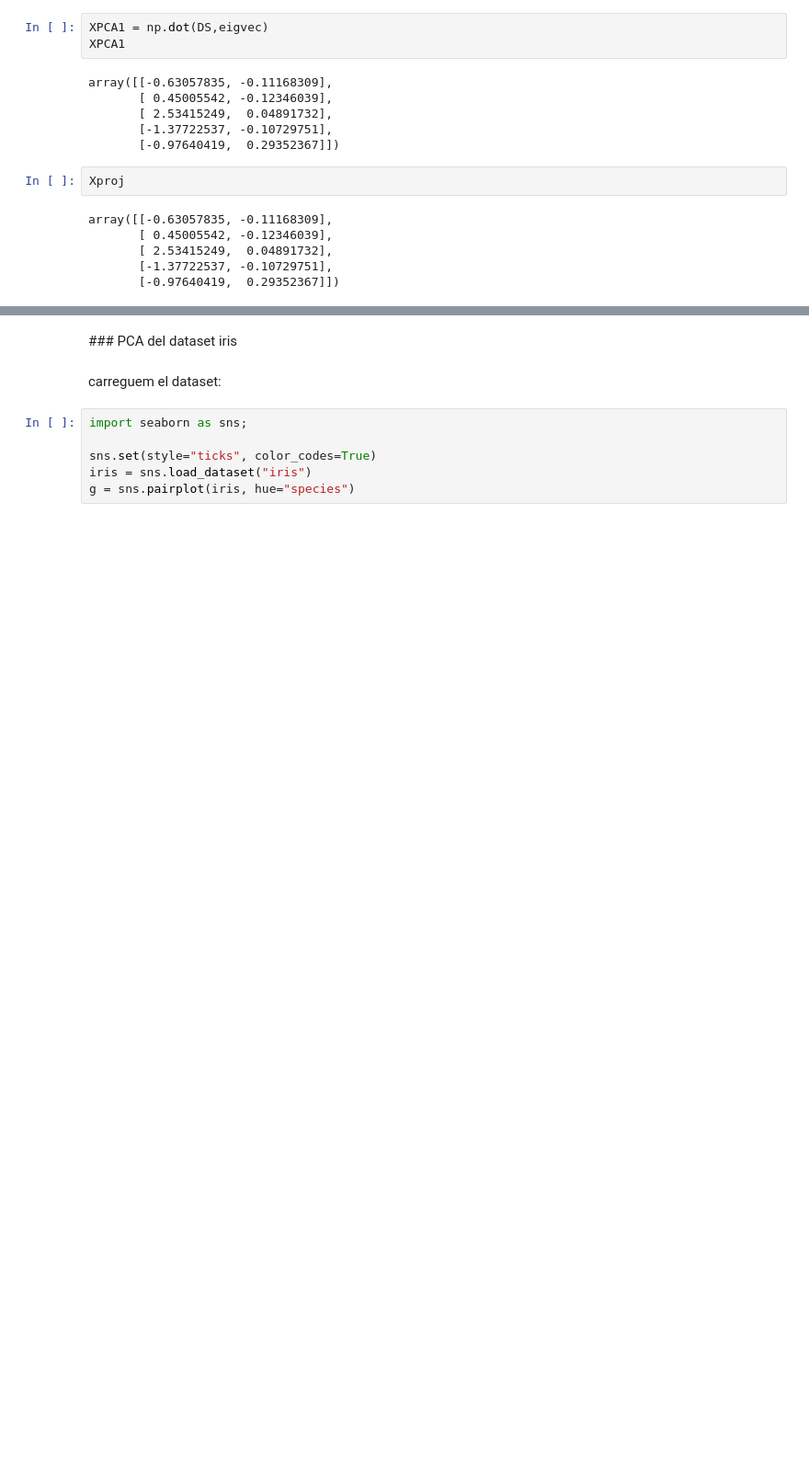
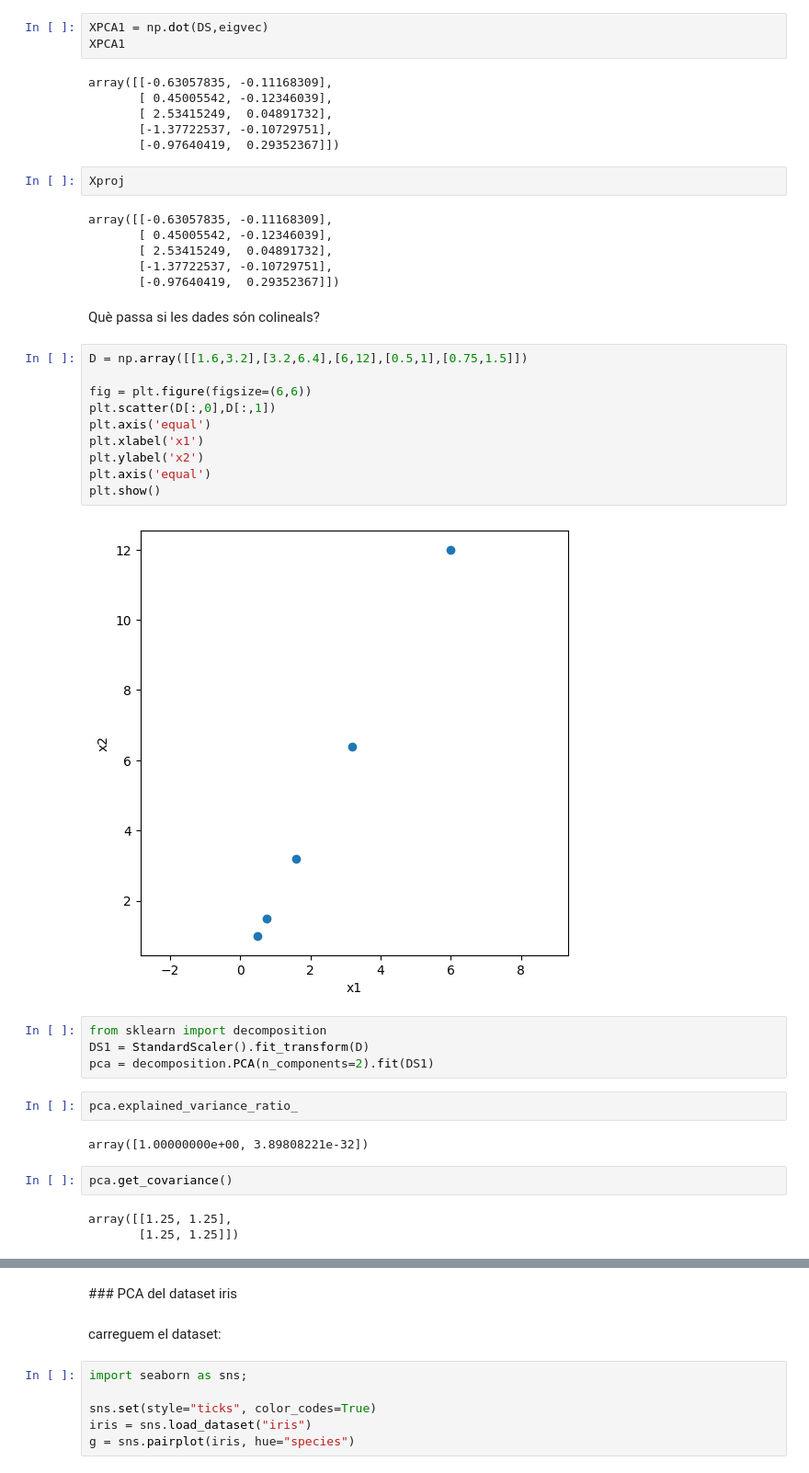
Before and after one commit to raulbenitez/introAI_ICE, a Jupyter notebook: Tema3_Reducció_de_dimensionalitat.ipynb, the cells around one changed output, grey strips where cells are left out. Shown at 92% size. Drawn from its saved outputs; the diff is of its cells as text; blank space fills up the shorter version.

```diff
--- a/Tema3_Reducció_de_dimensionalitat.ipynb
+++ b/Tema3_Reducció_de_dimensionalitat.ipynb
@@ -176,3 +180,30 @@ array([[-0.63057835, -0.11168309],
        [ 2.53415249,  0.04891732],
        [-1.37722537, -0.10729751],
        [-0.97640419,  0.29352367]])
+# %% [markdown]
+Què passa si les dades són colineals?
+# %%
+D = np.array([[1.6,3.2],[3.2,6.4],[6,12],[0.5,1],[0.75,1.5]])
+
+fig = plt.figure(figsize=(6,6))
+plt.scatter(D[:,0],D[:,1])
+plt.axis('equal')
+plt.xlabel('x1')
+plt.ylabel('x2')
+plt.axis('equal')
+plt.show()
+# %% [output]
+[figure, added]
+# %%
+from sklearn import decomposition
+DS1 = StandardScaler().fit_transform(D)
+pca = decomposition.PCA(n_components=2).fit(DS1)
+# %%
+pca.explained_variance_ratio_
+# %% [output]
+array([1.00000000e+00, 3.89808221e-32])
+# %%
+pca.get_covariance()
+# %% [output]
+array([[1.25, 1.25],
+       [1.25, 1.25]])
```
Also changed, not shown: parts of 14 cells of this notebook.
